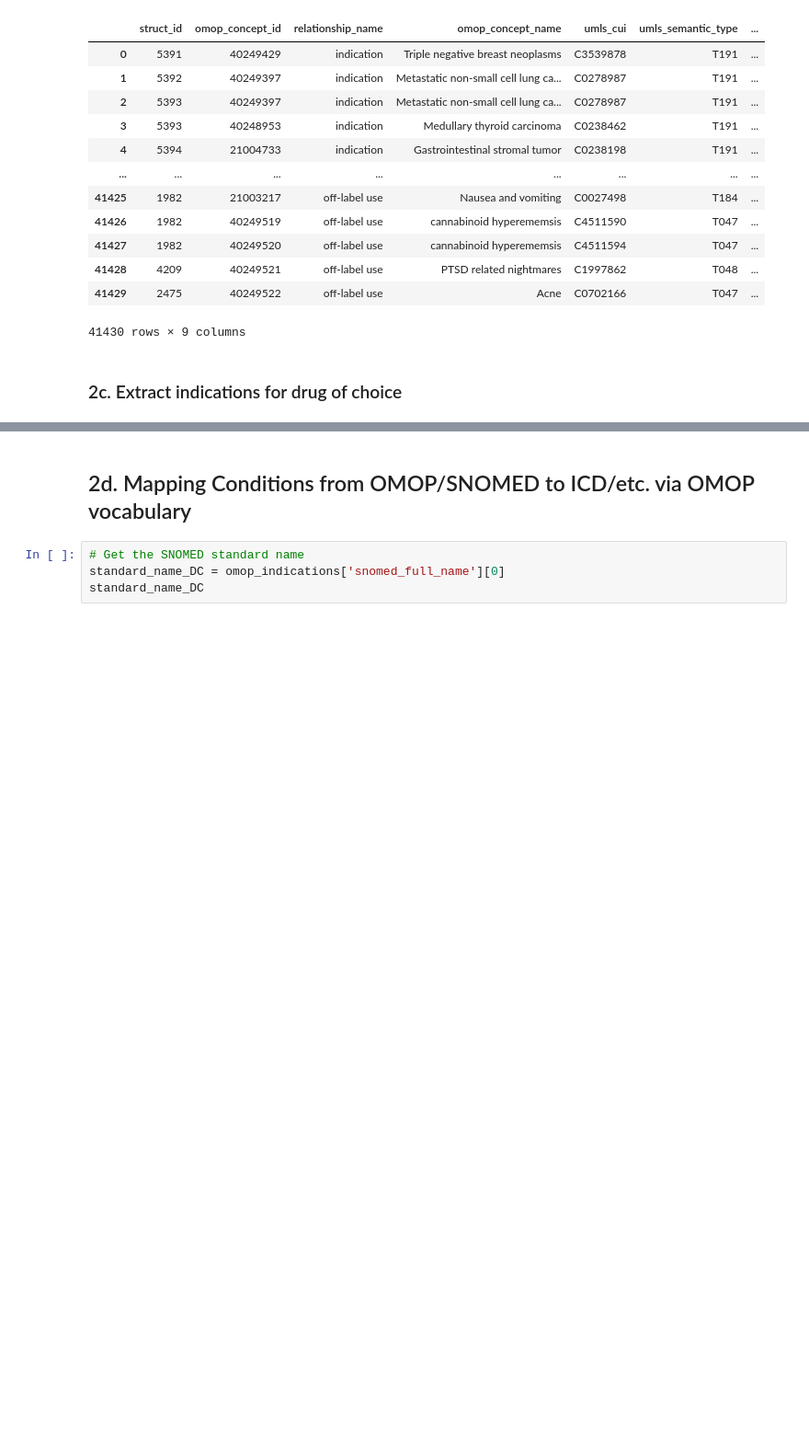
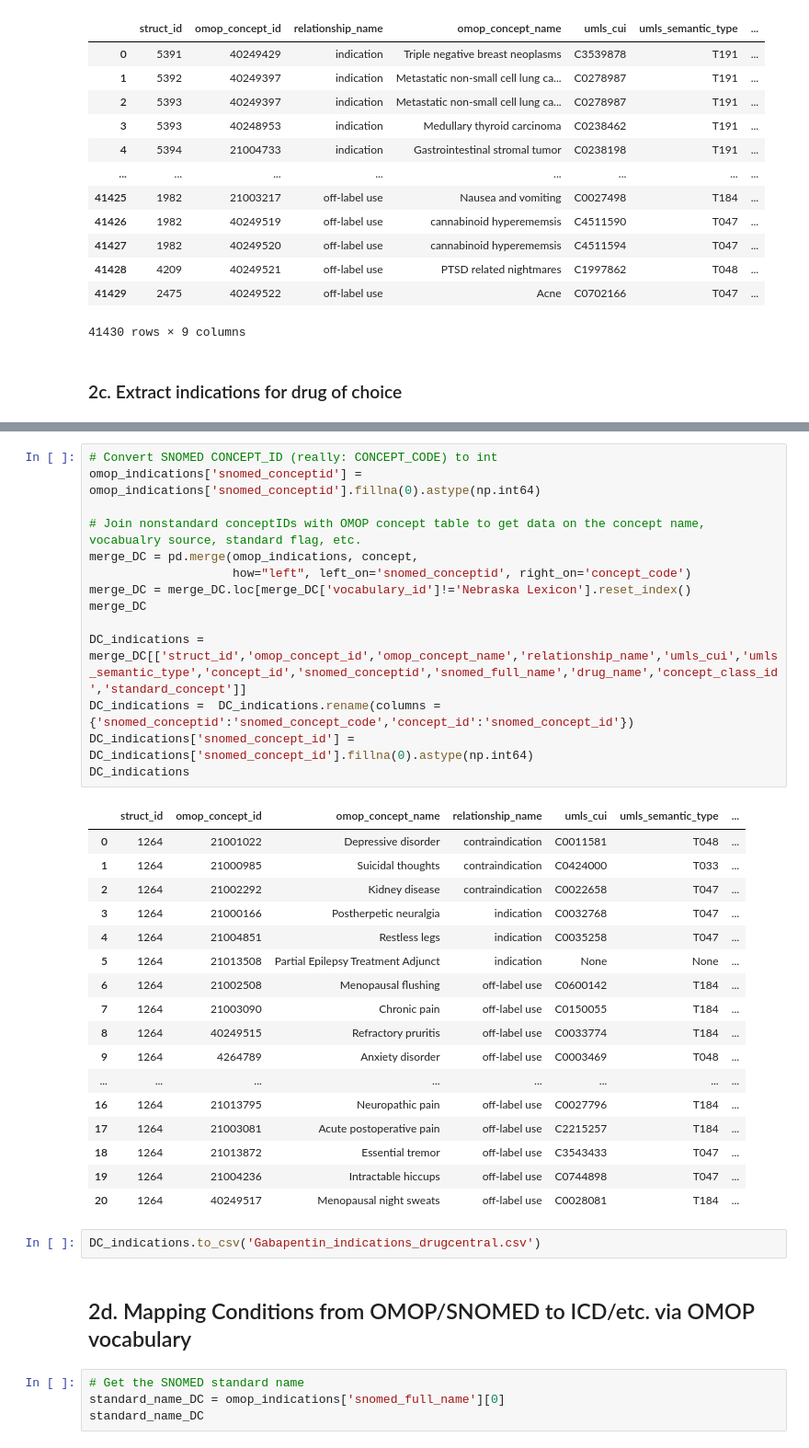
Before and after one commit to kaylas2138/off_label, a Jupyter notebook: DrugInd_Extraction.ipynb, the cells around one changed output, grey strips where cells are left out. Shown at 92% size. Cells and saved outputs as stored; diff of their text form; blank space fills up the shorter version.

```diff
--- a/DrugInd_Extraction.ipynb
+++ b/DrugInd_Extraction.ipynb
@@ -408,3 +425,37 @@ omop_indications.to_csv("Gabapentin_indications_drugcentral.csv", index = False)
+# %%
+# Convert SNOMED CONCEPT_ID (really: CONCEPT_CODE) to int
+omop_indications['snomed_conceptid'] = omop_indications['snomed_conceptid'].fillna(0).astype(np.int64)
+
+# Join nonstandard conceptIDs with OMOP concept table to get data on the concept name, vocabualry source, standard flag, etc.
+merge_DC = pd.merge(omop_indications, concept,
+                    how="left", left_on='snomed_conceptid', right_on='concept_code')
+merge_DC = merge_DC.loc[merge_DC['vocabulary_id']!='Nebraska Lexicon'].reset_index()
+merge_DC
+
+DC_indications = merge_DC[['struct_id','omop_concept_id','omop_concept_name','relationship_name','umls_cui','umls_semantic_type','concept_id','snomed_conceptid','snomed_full_name','drug_name','concept_class_id','standard_concept']]
+DC_indications =  DC_indications.rename(columns = {'snomed_conceptid':'snomed_concept_code','concept_id':'snomed_concept_id'})
+DC_indications['snomed_concept_id'] = DC_indications['snomed_concept_id'].fillna(0).astype(np.int64)
+DC_indications
+# %% [output]
+|  | struct_id | omop_concept_id | omop_concept_name | relationship_name | umls_cui | umls_semantic_type | ... |
+| 0 | 1264 | 21001022 | Depressive disorder | contraindication | C0011581 | T048 | ... |
+| 1 | 1264 | 21000985 | Suicidal thoughts | contraindication | C0424000 | T033 | ... |
+| 2 | 1264 | 21002292 | Kidney disease | contraindication | C0022658 | T047 | ... |
+| 3 | 1264 | 21000166 | Postherpetic neuralgia | indication | C0032768 | T047 | ... |
+| 4 | 1264 | 21004851 | Restless legs | indication | C0035258 | T047 | ... |
+| 5 | 1264 | 21013508 | Partial Epilepsy Treatment Adjunct | indication | None | None | ... |
+| 6 | 1264 | 21002508 | Menopausal flushing | off-label use | C0600142 | T184 | ... |
+| 7 | 1264 | 21003090 | Chronic pain | off-label use | C0150055 | T184 | ... |
+| 8 | 1264 | 40249515 | Refractory pruritis | off-label use | C0033774 | T184 | ... |
+| 9 | 1264 | 4264789 | Anxiety disorder | off-label use | C0003469 | T048 | ... |
+| ... | ... | ... | ... | ... | ... | ... | ... |
+| 16 | 1264 | 21013795 | Neuropathic pain | off-label use | C0027796 | T184 | ... |
+| 17 | 1264 | 21003081 | Acute postoperative pain | off-label use | C2215257 | T184 | ... |
+| 18 | 1264 | 21013872 | Essential tremor | off-label use | C3543433 | T047 | ... |
+| 19 | 1264 | 21004236 | Intractable hiccups | off-label use | C0744898 | T047 | ... |
+| 20 | 1264 | 40249517 | Menopausal night sweats | off-label use | C0028081 | T184 | ... |
+# %%
+DC_indications.to_csv('Gabapentin_indications_drugcentral.csv')
 # %% [markdown]
 ## 2d. Mapping Conditions from OMOP/SNOMED to ICD/etc. via OMOP vocabulary
 # %%
```
Also changed, not shown: parts of 11 cells of this notebook.
